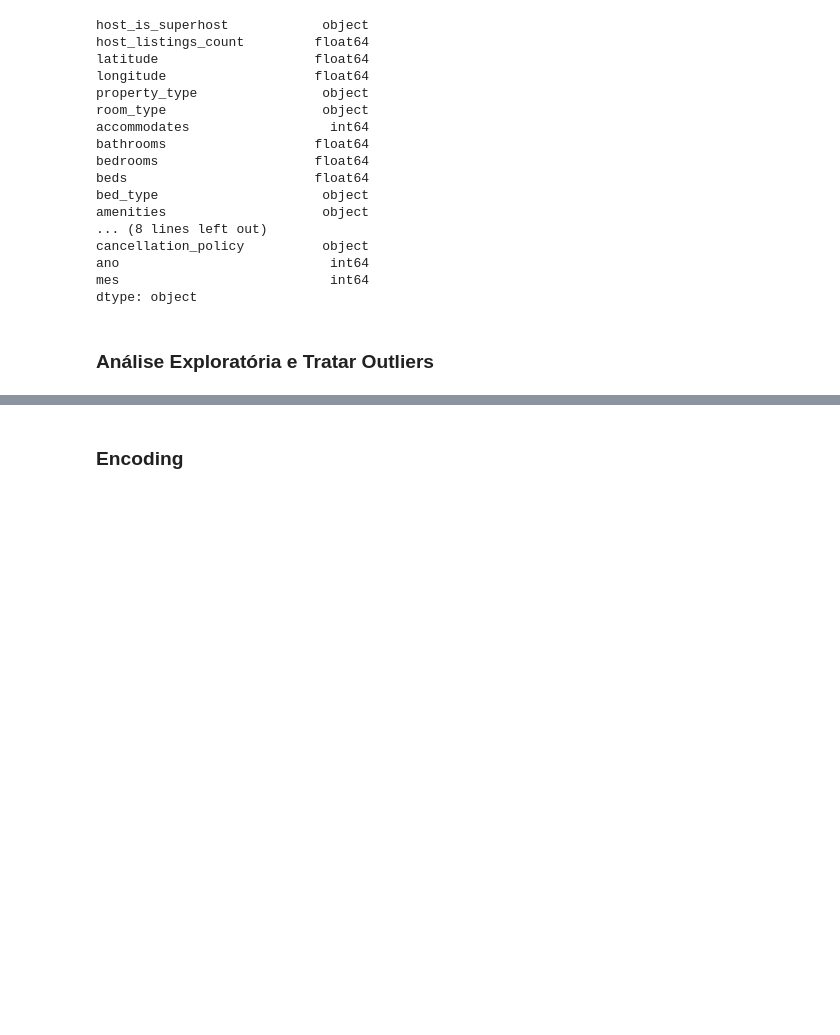
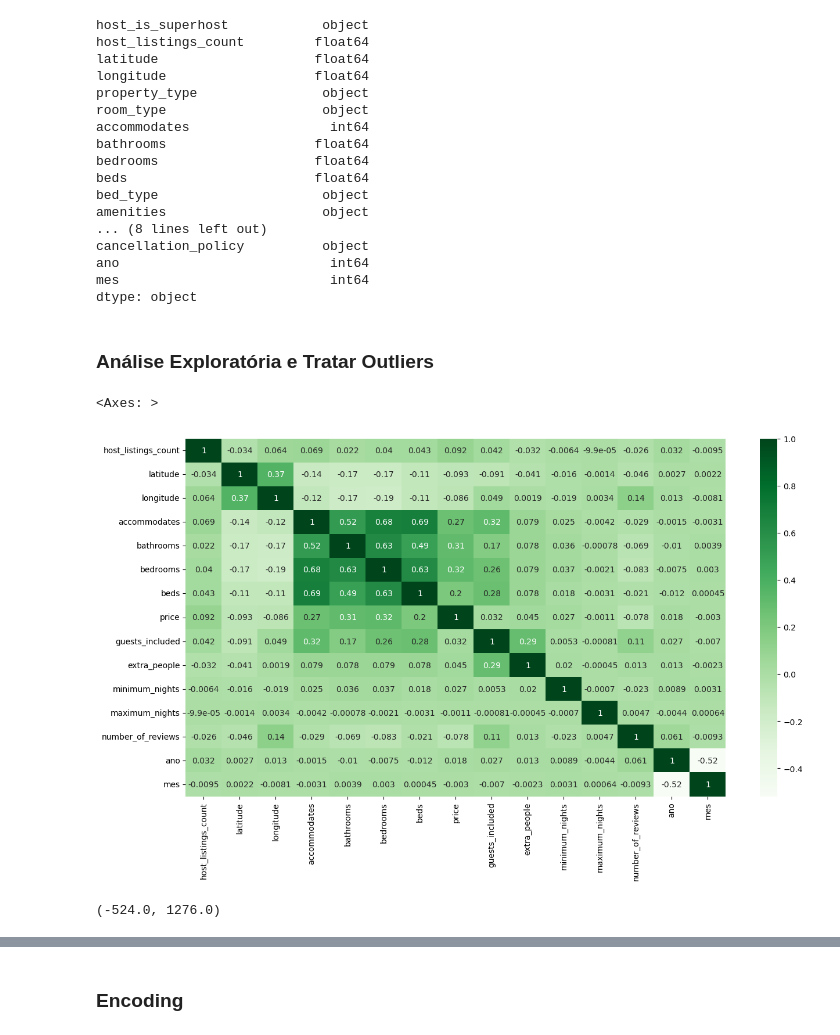
Before and after one commit to maxMitsuya/previsao_arbnb, a Jupyter notebook: Solução Airbnb Rio.ipynb, the cells around one changed output, grey strips where cells are left out. Drawn from its saved outputs; the diff is of its cells as text; code cells hidden in the pictures; blank space fills up the shorter version.

```diff
--- a/Solução Airbnb Rio.ipynb
+++ b/Solução Airbnb Rio.ipynb
@@ -206,3 +209,10 @@ mes                           int64
 dtype: object
 # %% [markdown]
 ### Análise Exploratória e Tratar Outliers
+# %%
+# matriz de correlação
+plt.figure(figsize=(15,8))
+sns.heatmap(base_arbnb.corr(numeric_only = True), annot = True, cmap = 'Greens')
+# %% [output]
+<Axes: >
+[figure, added]
@@ -208,0 +226,4 @@ dtype: object
+# %%
+limites(base_arbnb['price'])
+# %% [output]
+(-524.0, 1276.0)
```
Also changed, not shown: parts of 4 cells of this notebook.
